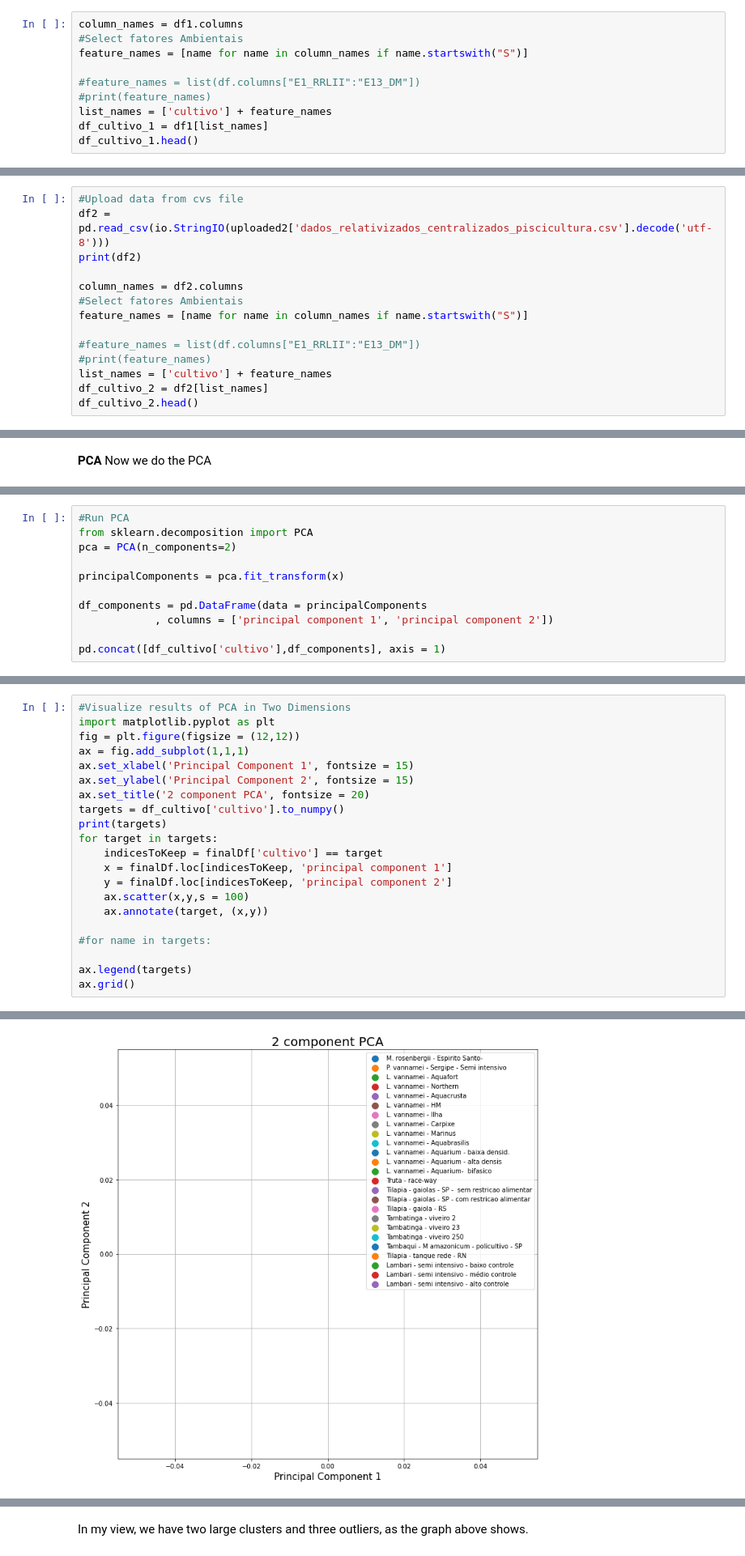
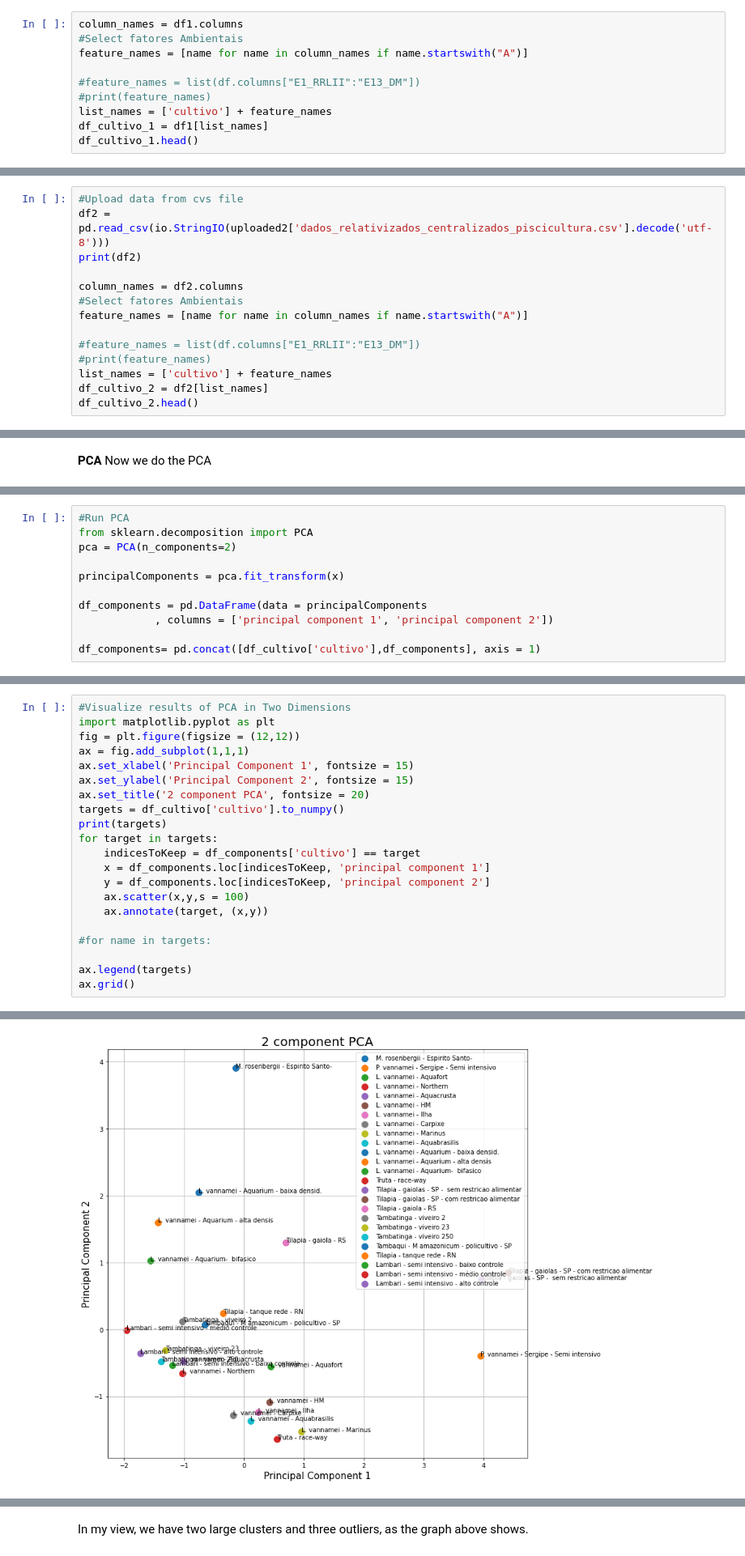
Before and after one commit to christianadriano/PCA_AquacultureSystem, a Jupyter notebook: PCA_KMeans_Environment_All.ipynb, the cells around one changed output, grey strips where cells are left out. Shown at 81% size. Saved outputs shown, nothing was run; the diff lists cells and outputs as text.

```diff
--- a/PCA_KMeans_Environment_All.ipynb
+++ b/PCA_KMeans_Environment_All.ipynb
@@ -35,7 +35,7 @@ print(df1)
 # %%
 column_names = df1.columns
 #Select fatores Ambientais
-feature_names = [name for name in column_names if name.startswith("S")]
+feature_names = [name for name in column_names if name.startswith("A")]
 
 #feature_names = list(df.columns["E1_RRLII":"E13_DM"])
 #print(feature_names)
@@ -63,7 +63,7 @@ print(df2)
 
 column_names = df2.columns
 #Select fatores Ambientais
-feature_names = [name for name in column_names if name.startswith("S")]
+feature_names = [name for name in column_names if name.startswith("A")]
 
 #feature_names = list(df.columns["E1_RRLII":"E13_DM"])
 #print(feature_names)
@@ -252,4 +245,4 @@ principalComponents = pca.fit_transform(x)
 df_components = pd.DataFrame(data = principalComponents
             , columns = ['principal component 1', 'principal component 2'])
 
-pd.concat([df_cultivo['cultivo'],df_components], axis = 1)
+df_components= pd.concat([df_cultivo['cultivo'],df_components], axis = 1)
@@ -278,37 +253,37 @@ fig = plt.figure(figsize = (12,12))
 ax = fig.add_subplot(1,1,1)
 ax.set_xlabel('Principal Component 1', fontsize = 15)
 ax.set_ylabel('Principal Component 2', fontsize = 15)
 ax.set_title('2 component PCA', fontsize = 20)
 targets = df_cultivo['cultivo'].to_numpy()
 print(targets)
 for target in targets:
-    indicesToKeep = finalDf['cultivo'] == target
-    x = finalDf.loc[indicesToKeep, 'principal component 1']
-    y = finalDf.loc[indicesToKeep, 'principal component 2']
+    indicesToKeep = df_components['cultivo'] == target
+    x = df_components.loc[indicesToKeep, 'principal component 1']
+    y = df_components.loc[indicesToKeep, 'principal component 2']
     ax.scatter(x,y,s = 100)
     ax.annotate(target, (x,y))
 
 #for name in targets:
 
 ax.legend(targets)
 ax.grid()
 # %% [output]
 ['M. rosenbergii - Espirito Santo-'
  'P. vannamei - Sergipe - Semi intensivo' 'L. vannamei - Aquafort'
  'L. vannamei - Northern' 'L. vannamei - Aquacrusta' 'L. vannamei - HM'
  'L. vannamei - Ilha' 'L. vannamei - Carpixe' 'L. vannamei - Marinus'
  'L. vannamei - Aquabrasilis' 'L. vannamei - Aquarium - baixa densid.'
  'L. vannamei - Aquarium - alta densis'
  'L. vannamei - Aquarium-  bifasico' 'Truta - race-way'
  'Tilapia - gaiolas - SP -  sem restricao alimentar'
  'Tilapia - gaiolas - SP - com restricao alimentar'
  'Tilapia - gaiola - RS' 'Tambatinga - viveiro 2'
  'Tambatinga - viveiro 23' 'Tambatinga - viveiro 250'
  'Tambaqui - M amazonicum - policultivo - SP' 'Tilapia - tanque rede - RN'
  'Lambari - semi intensivo - baixo controle'
  'Lambari - semi intensivo - médio controle'
  'Lambari - semi intensivo - alto controle']
-[figure, old version]
+[figure, new version]
 # %%
 variance_list =pca.explained_variance_ratio_
 print("variance explained by each component:", variance_list)
```
Also changed, not shown: parts of 26 cells of this notebook.
